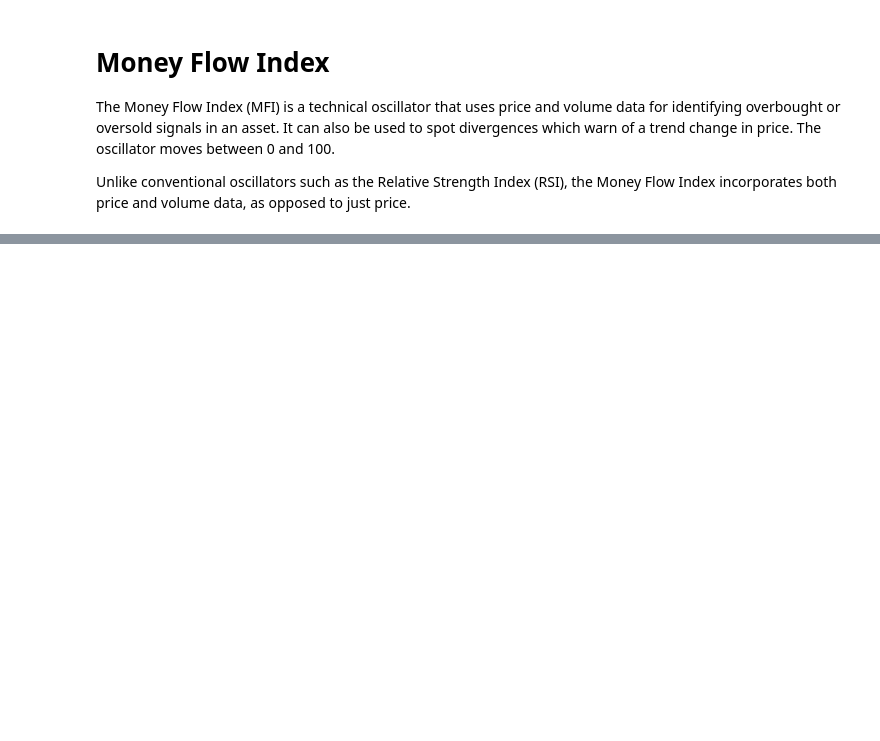
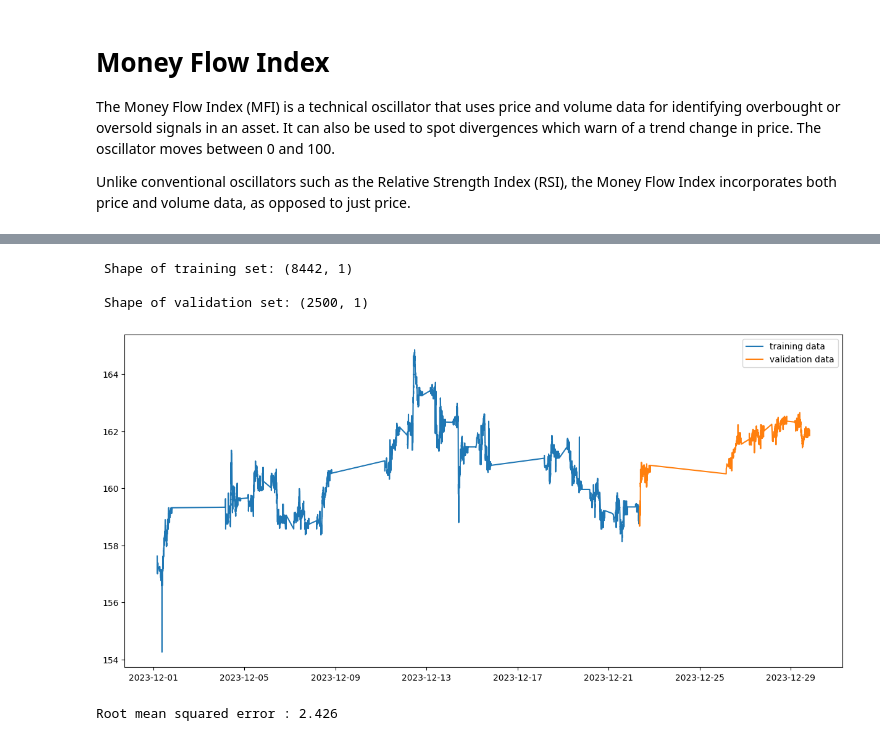
Before and after one commit to KarmanyaGupta1421/Compfinance, a Jupyter notebook: comp_finance.ipynb, the cells around one changed output, grey strips where cells are left out. Drawn from its saved outputs; the diff is of its cells as text; code cells hidden in the pictures; blank space fills up the shorter version.

```diff
--- a/comp_finance.ipynb
+++ b/comp_finance.ipynb
@@ -208,0 +211,6 @@ plt.show()
+# %%
+#Creatig a new DF
+new_data = pd.DataFrame(index=df.index, columns = ['Close'])
+new_data['Close'] = df['Close']
+
+print(new_data)
@@ -208,0 +232,33 @@ plt.show()
+# %%
+# Splitting data into train data and validation data
+validation_size = 2500
+train = new_data[validation_size:]
+valid = new_data[:validation_size]
+
+plt.figure(figsize=(15,7))
+plt.plot(train['Close'], label='training data')
+plt.plot(valid['Close'], label='validation data')
+plt.legend()
+
+# shapes of training set
+print('\n Shape of training set:', train.shape)
+
+# shapes of validation set
+print('\n Shape of validation set:', valid.shape)
+# %% [output]
+ Shape of training set: (8442, 1)
+
+ Shape of validation set: (2500, 1)
+[figure, added]
+# %%
+#Predicting the future values
+predicted_value = []
+for i in range(0,valid.shape[0]):
+    a = train['Close'][len(train)-validation_size+i:].sum() + sum(predicted_value)
+    b = a/validation_size
+    predicted_value.append(b)
+
+rms=np.sqrt(np.mean(np.power((np.array(valid['Close'])-predicted_value),2)))
+print(f'Root mean squared error : {round(rms,3)}')
+# %% [output]
+Root mean squared error : 2.426
```
Also changed, not shown: parts of 21 cells of this notebook.
